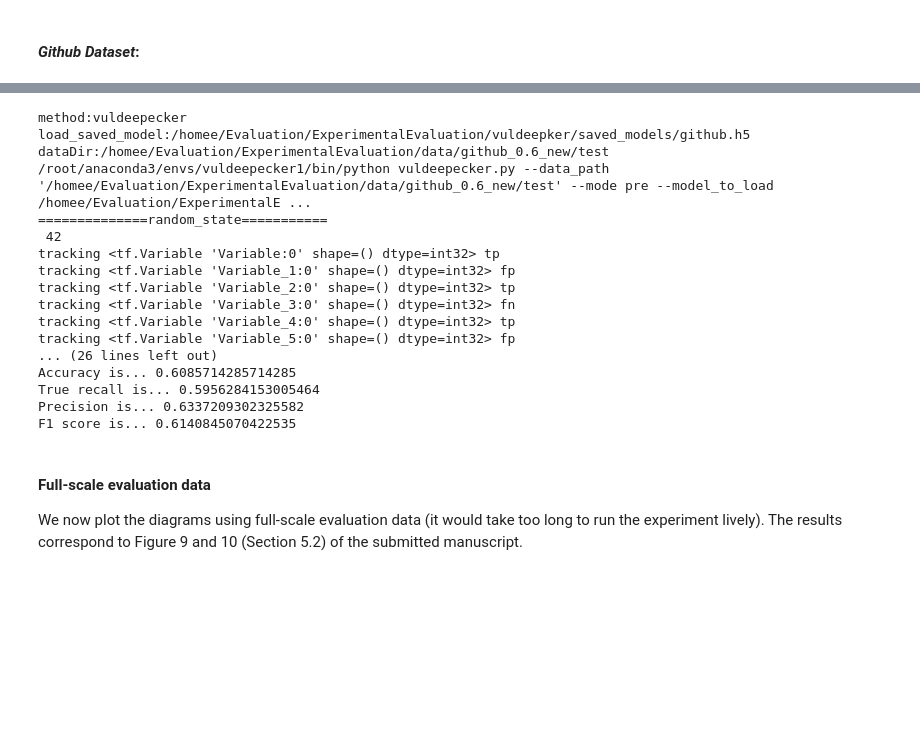
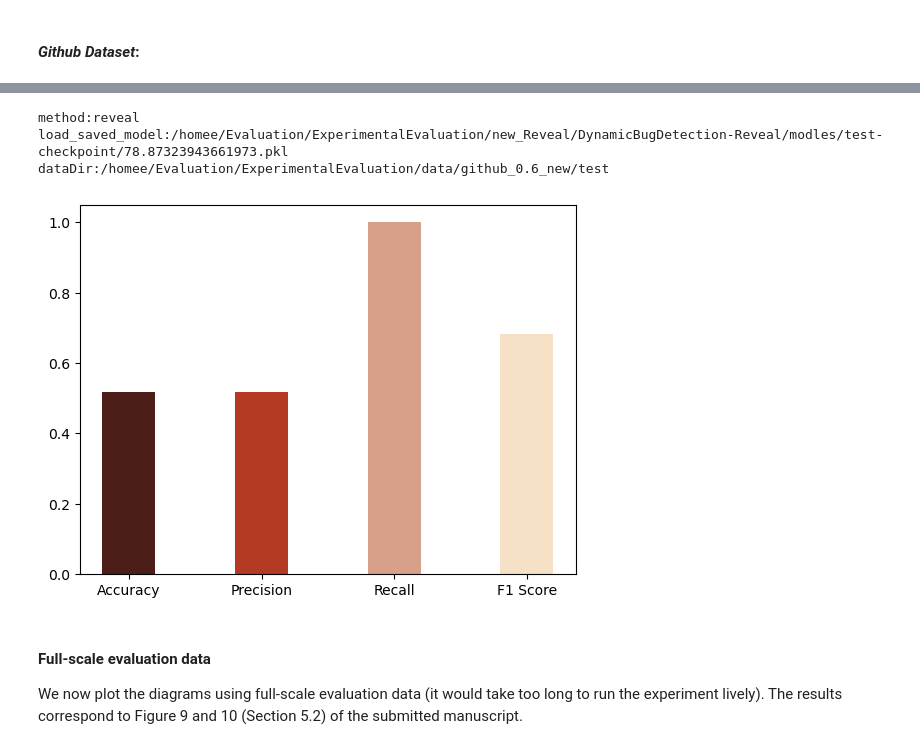
Before and after one commit to HuantWang/CONCOCTION, a Jupyter notebook: AE.ipynb, the cells around one changed output, grey strips where cells are left out. Saved outputs shown, nothing was run; the diff lists cells and outputs as text; code cells hidden in the pictures; blank space fills up the shorter version.

```diff
--- a/AE.ipynb
+++ b/AE.ipynb
@@ -308,24 +361,14 @@ draw(acc,precision,recall,f1).....
 # %%
+#Reveal 画图
+%matplotlib inline
 from Evaluation.demo2.demo2 import *
-EvaluationGithub("Github","vuldeepecker").run()
+
+EvaluationGithub("Github","reveal").run()
 # %% [output]
-method:vuldeepecker
-load_saved_model:/homee/Evaluation/ExperimentalEvaluation/vuldeepker/saved_models/github.h5
+method:reveal
+load_saved_model:/homee/Evaluation/ExperimentalEvaluation/new_Reveal/DynamicBugDetection-Reveal/modles/test-checkpoint/78.87323943661973.pkl
 dataDir:/homee/Evaluation/ExperimentalEvaluation/data/github_0.6_new/test
-/root/anaconda3/envs/vuldeepecker1/bin/python vuldeepecker.py --data_path '/homee/Evaluation/ExperimentalEvaluation/data/github_0.6_new/test' --mode pre --model_to_load /homee/Evaluation/ExperimentalE ...
-==============random_state===========
- 42
-tracking <tf.Variable 'Variable:0' shape=() dtype=int32> tp
-tracking <tf.Variable 'Variable_1:0' shape=() dtype=int32> fp
-tracking <tf.Variable 'Variable_2:0' shape=() dtype=int32> tp
-tracking <tf.Variable 'Variable_3:0' shape=() dtype=int32> fn
-tracking <tf.Variable 'Variable_4:0' shape=() dtype=int32> tp
-tracking <tf.Variable 'Variable_5:0' shape=() dtype=int32> fp
-... (26 lines left out)
-Accuracy is... 0.6085714285714285
-True recall is... 0.5956284153005464
-Precision is... 0.6337209302325582
-F1 score is... 0.6140845070422535
+[figure, added]
 # %% [markdown]
 
 #### Full-scale evaluation data
```
Also changed, not shown: parts of 10 cells of this notebook, 16 other files.
